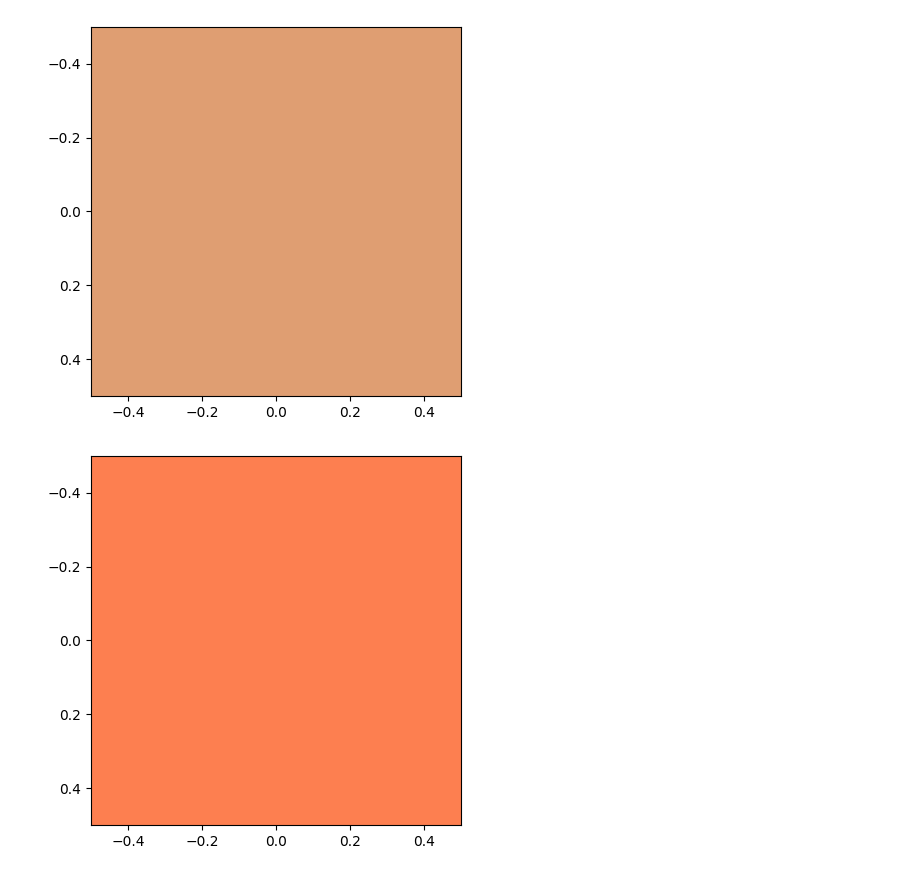
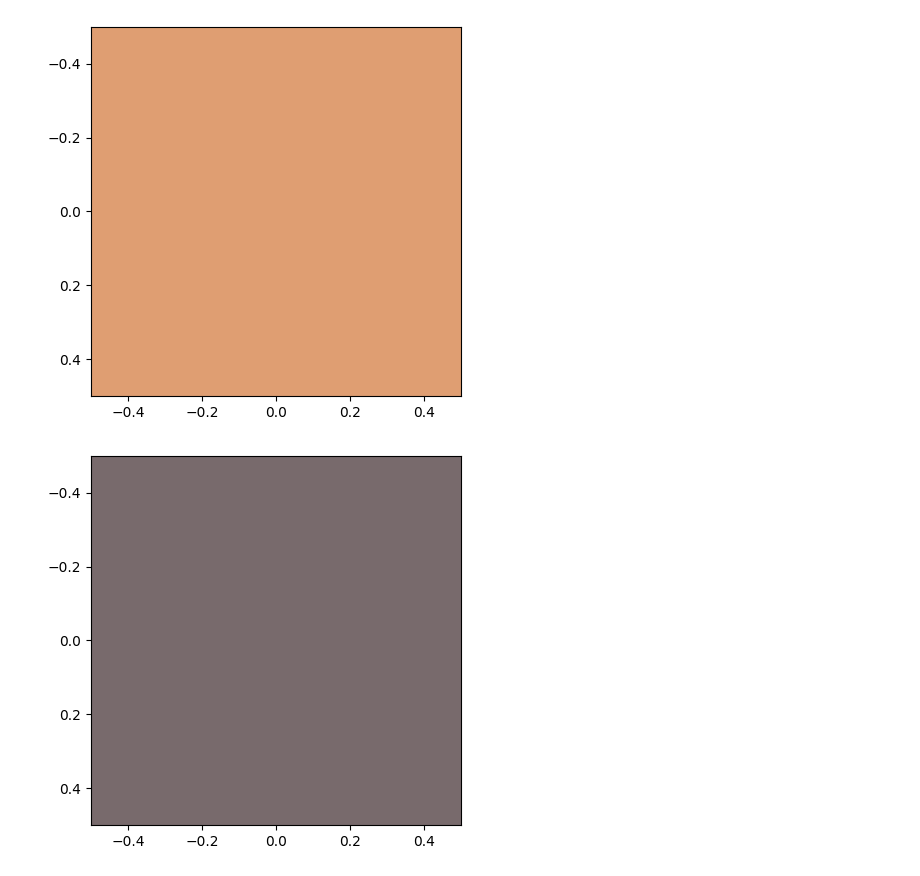
Before and after one commit to Siruenyian/Capstone-ChromaMatch, a Jupyter notebook: Machine Learning/Color_prediction.ipynb, the cells around one changed output. Saved outputs shown, nothing was run; the diff lists cells and outputs as text; code cells hidden in the pictures.

Commit message:
feat: add scraper, dataset, prediction book

```diff
--- a/Machine Learning/Color_prediction.ipynb
+++ b/Machine Learning/Color_prediction.ipynb
@@ -36,7 +75,11 @@ target_sequence.shape
 # %%
 model = tf.keras.models.Sequential()
-model.add(tf.keras.layers.LSTM(50, activation='relu', input_shape=(input_sequence.shape[1], input_sequence.shape[2])))
+model.add(tf.keras.layers.LSTM(300, activation='relu', input_shape=(input_sequence.shape[1], input_sequence.shape[2])))
+model.add(tf.keras.layers.Dense(256))
+model.add(tf.keras.layers.Dense(180))
+model.add(tf.keras.layers.Dense(72))
+model.add(tf.keras.layers.Dense(36))
 model.add(tf.keras.layers.Dense(target_sequence.shape[1]))
 # %%
 # Compile the model
-model.compile(optimizer='adam', loss='mse')
+model.compile(optimizer='adam', loss='mse', metrics=['accuracy'])
@@ -59,4 +116,5 @@ _________________________________________________________________
 # %%
 # Train the model
-history=model.fit(input_sequence, target_sequence, epochs=100, batch_size=1)
+history=model.fit(X_train, y_train, epochs=40, batch_size=32,
+                    verbose=1,validation_data=(X_test,y_test))
 # %% [output]
@@ -80,10 +138,11 @@ Epoch 100/100
 # %%
 # Generate some test data
-test_input = np.array([[223,158,114]])
+dara=[[223,158,114]]
 
-
-predictions = model.predict(test_input)
-
+test_input = np.array(dara)
+scaled_input=scaler.fit_transform(dara)
+predictions = model.predict(scaled_input)
+predictions= predictions*255
 # Print the predictions
 print(predictions)
 # %% [output]
@@ -93,8 +153,12 @@ print(predictions)
 # %%
 plt.imshow([[[x / 255 for x in test_input[0]]]])
 plt.show()
 plt.imshow([[[x / 255 for x in predictions[0][0:3]]]])
 plt.show()
+plt.imshow([[[x / 255 for x in predictions[0][3:6]]]])
+plt.show()
+plt.imshow([[[x / 255 for x in predictions[0][6:9]]]])
+plt.show()
 # %% [output]
 [figure]
-[figure, old version]
+[figure, new version]
```
Also changed, not shown: parts of 17 cells of this notebook, 4 other files.
